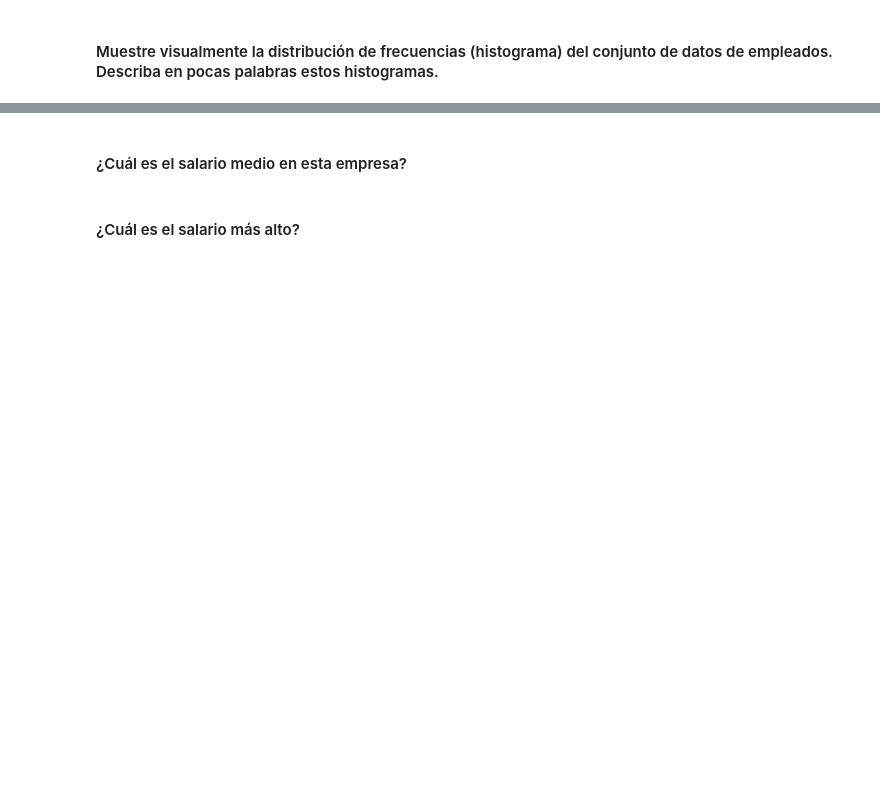
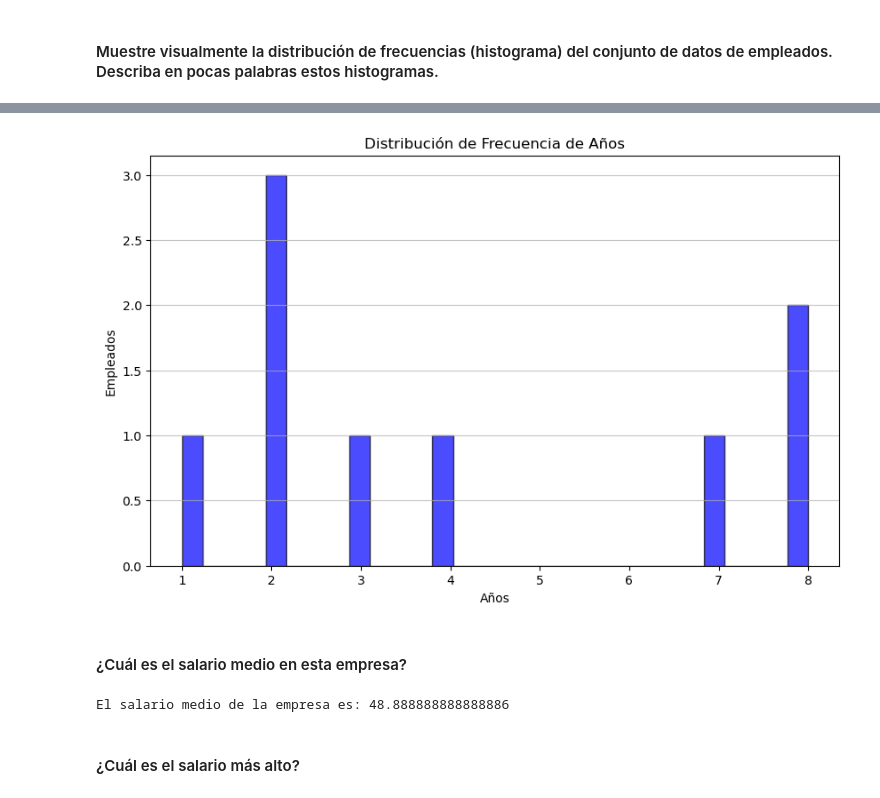
Before and after one commit to tatanapier/lab-descriptive-stats-es, a Jupyter notebook: your-code/main.ipynb, the cells around one changed output, grey strips where cells are left out. Saved outputs shown, nothing was run; the diff lists cells and outputs as text; code cells hidden in the pictures; blank space fills up the shorter version.

```diff
--- a/your-code/main.ipynb
+++ b/your-code/main.ipynb
@@ -76,2 +188,13 @@ temp['State'].value_counts()
+# %%
+# YOUR CODE HERE
+plt.figure(figsize=(10, 6))
+plt.hist(employee['Years'], bins=30, alpha=0.7, color='blue', edgecolor='black')
+plt.xlabel('Años')
+plt.ylabel('Empleados')
+plt.title('Distribución de Frecuencia de Años')
+plt.grid(axis='y', alpha=0.75)
+plt.show()
+# %% [output]
+[figure, added]
 # %% [markdown]
 #### ¿Cuál es el salario medio en esta empresa?
@@ -80,2 +201,8 @@ temp['State'].value_counts()
+# %%
+# YOUR CODE HERE
+mean_salary = employee ['Salary'].mean()
+print("El salario medio de la empresa es:", mean_salary)
+# %% [output]
+El salario medio de la empresa es: 48.888888888888886
 # %% [markdown]
 #### ¿Cuál es el salario más alto?
```
Also changed, not shown: parts of 45 cells of this notebook.
